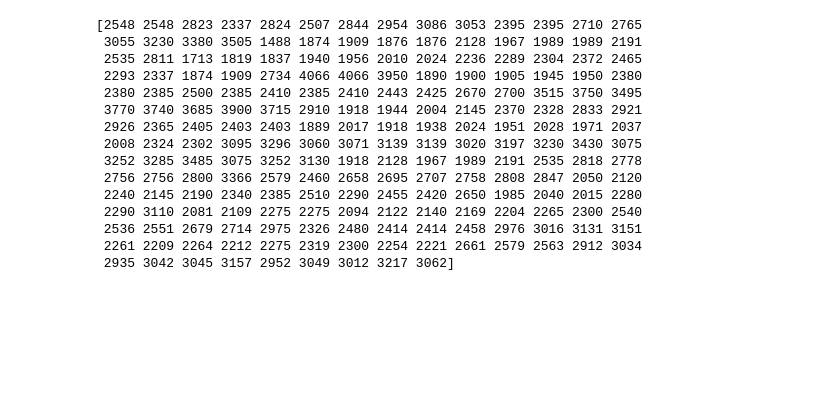
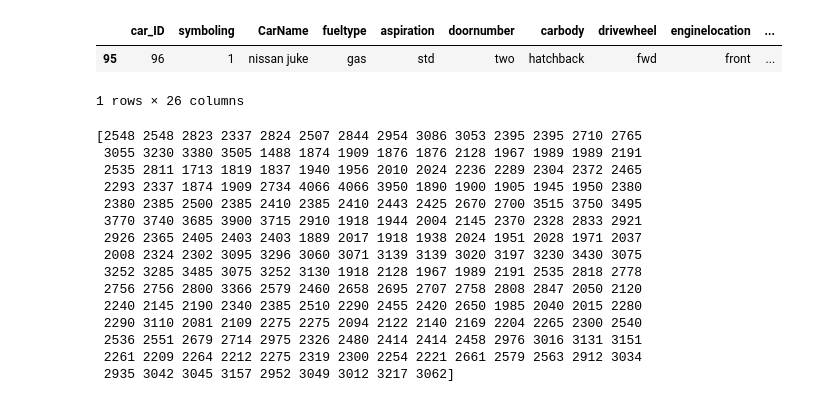
Before and after one commit to LocNguyen87/CarPricePrediction, a Jupyter notebook: CarPrice_Notebook.ipynb, the cells around one changed output. Drawn from its saved outputs; the diff is of its cells as text; code cells hidden in the pictures; blank space fills up the shorter version.

```diff
--- a/CarPrice_Notebook.ipynb
+++ b/CarPrice_Notebook.ipynb
@@ -5,5 +6,13 @@ import seaborn as sns
 # %%
 data = pd.read_csv('./carprice.csv')
+# %%
+testsr = data.iloc[random.randint(0,204),:]
+testdf = pd.DataFrame(testsr).transpose()
+testdf
+# %% [output]
+|  | car_ID | symboling | CarName | fueltype | aspiration | doornumber | carbody | drivewheel | enginelocation | ... |
+| 95 | 96 | 1 | nissan juke | gas | std | two | hatchback | fwd | front | ... |
+1 rows × 26 columns
 # %%
 print(data.curbweight.values)
 sns.boxplot(data.curbweight.values)
```
Also changed, not shown: parts of 1 cell of this notebook, 1 other file.
